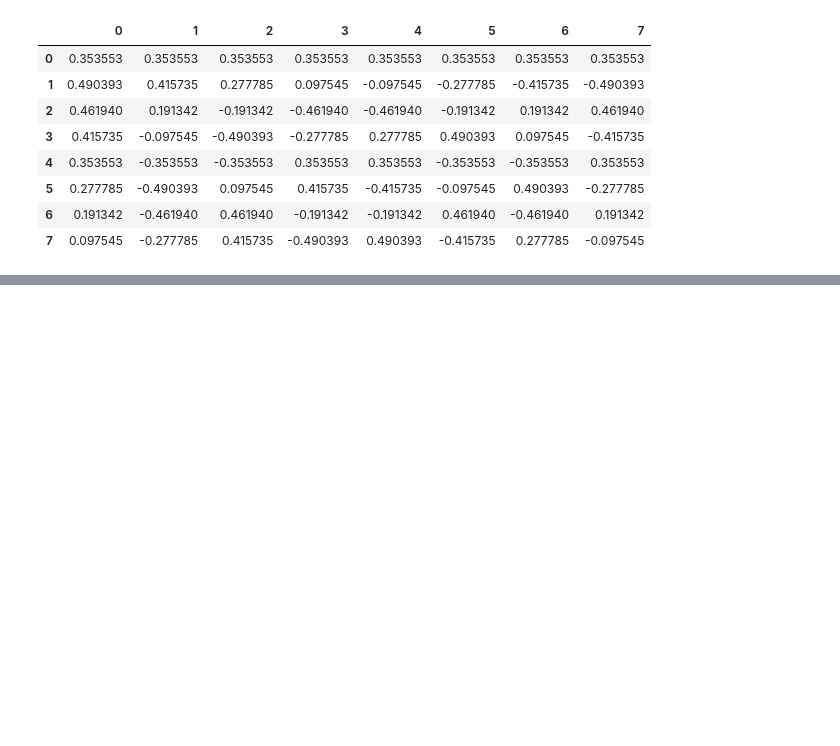
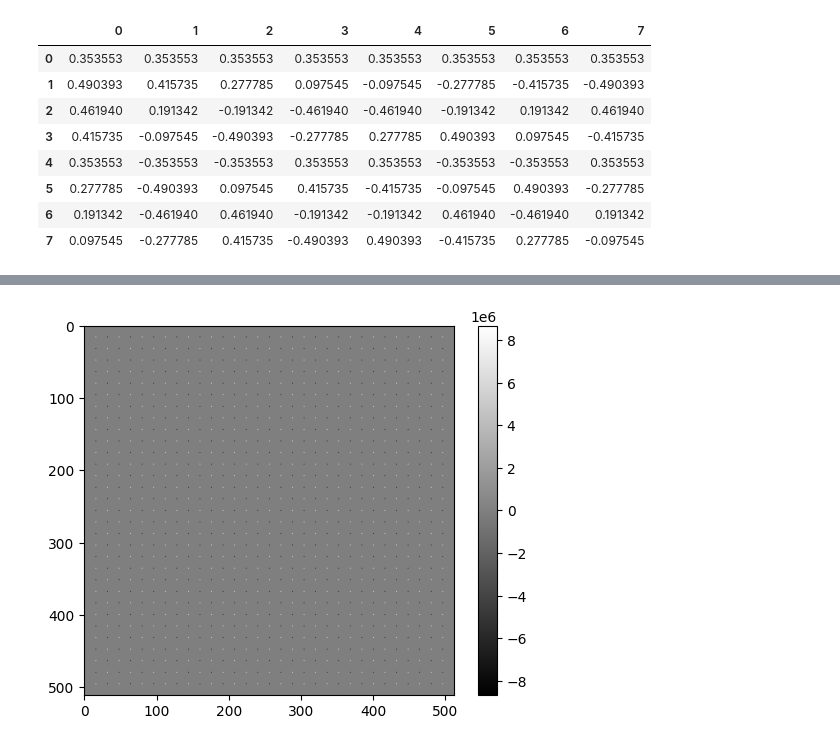
Before and after one commit to Pecneb/MMMIP_Assignments, a Jupyter notebook: Assignments/1st_Assignment.ipynb, the cells around one changed output, grey strips where cells are left out. Cells and saved outputs as stored; diff of their text form; code cells hidden in the pictures; blank space fills up the shorter version.

```diff
--- a/Assignments/1st_Assignment.ipynb
+++ b/Assignments/1st_Assignment.ipynb
@@ -99,0 +135,11 @@ print(f"Mean absolute error: {error:.2f}")
+# %%
+# Compute the DCT of the image using our DCT matrix
+X = D @ I @ D.T
+
+# Display the DCT of the image
+plt.figure()
+plt.imshow(X, cmap='gray')
+plt.colorbar()
+plt.show()
+# %% [output]
+[figure, added]
```
Also changed, not shown: parts of 12 cells of this notebook, 33 other files.
